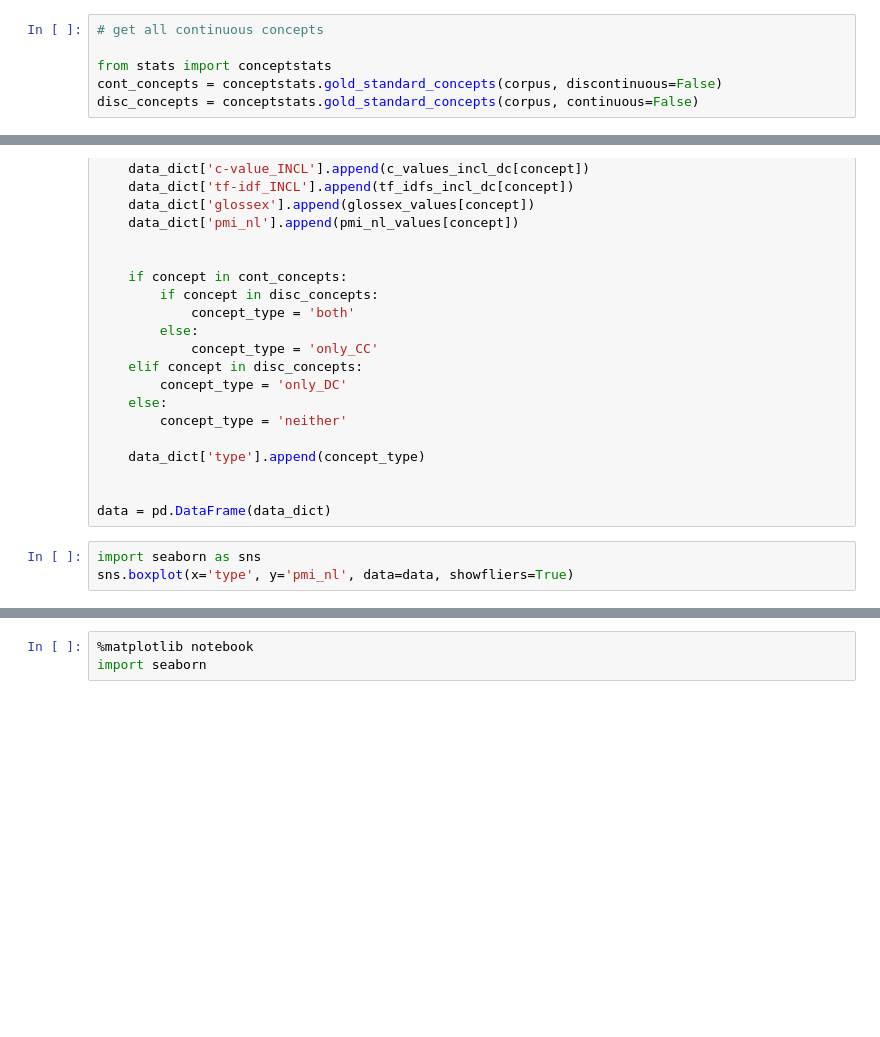
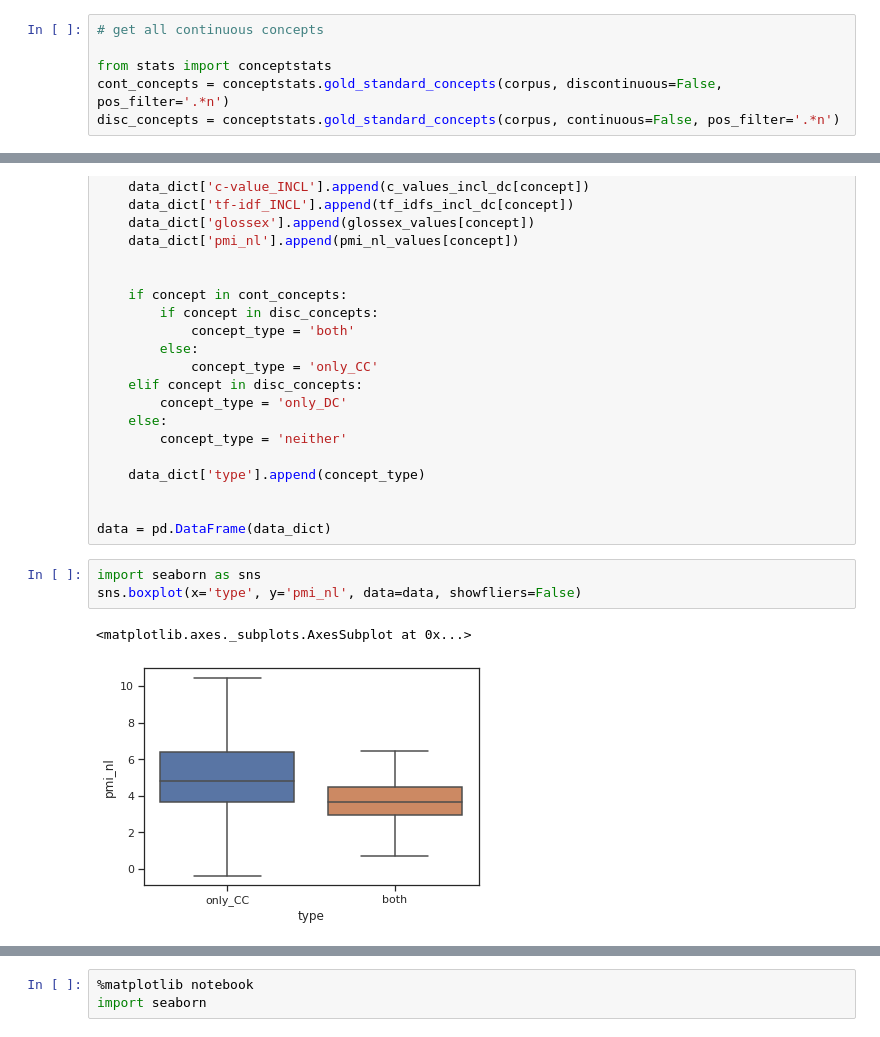
Before and after one commit to KasperFyhn/discontinuous-concepts, a Jupyter notebook: analysisscripts/termhood.ipynb, the cells around one changed output, grey strips where cells are left out. Saved outputs shown, nothing was run; the diff lists cells and outputs as text; blank space fills up the shorter version.

```diff
--- a/analysisscripts/termhood.ipynb
+++ b/analysisscripts/termhood.ipynb
@@ -30,5 +33,5 @@ else:
 # get all continuous concepts
 
 from stats import conceptstats
-cont_concepts = conceptstats.gold_standard_concepts(corpus, discontinuous=False)
-disc_concepts = conceptstats.gold_standard_concepts(corpus, continuous=False)
+cont_concepts = conceptstats.gold_standard_concepts(corpus, discontinuous=False, pos_filter='.*n')
+disc_concepts = conceptstats.gold_standard_concepts(corpus, continuous=False, pos_filter='.*n')
@@ -99,6 +107,9 @@ for concept in all_concepts:
 data = pd.DataFrame(data_dict)
 # %%
 import seaborn as sns
-sns.boxplot(x='type', y='pmi_nl', data=data, showfliers=True)
+sns.boxplot(x='type', y='pmi_nl', data=data, showfliers=False)
+# %% [output]
+<matplotlib.axes._subplots.AxesSubplot at 0x...>
+[figure, added]
 # %%
 data.sort_values('pmi_nl')
```
Also changed, not shown: parts of 15 cells of this notebook, 4 other files.
